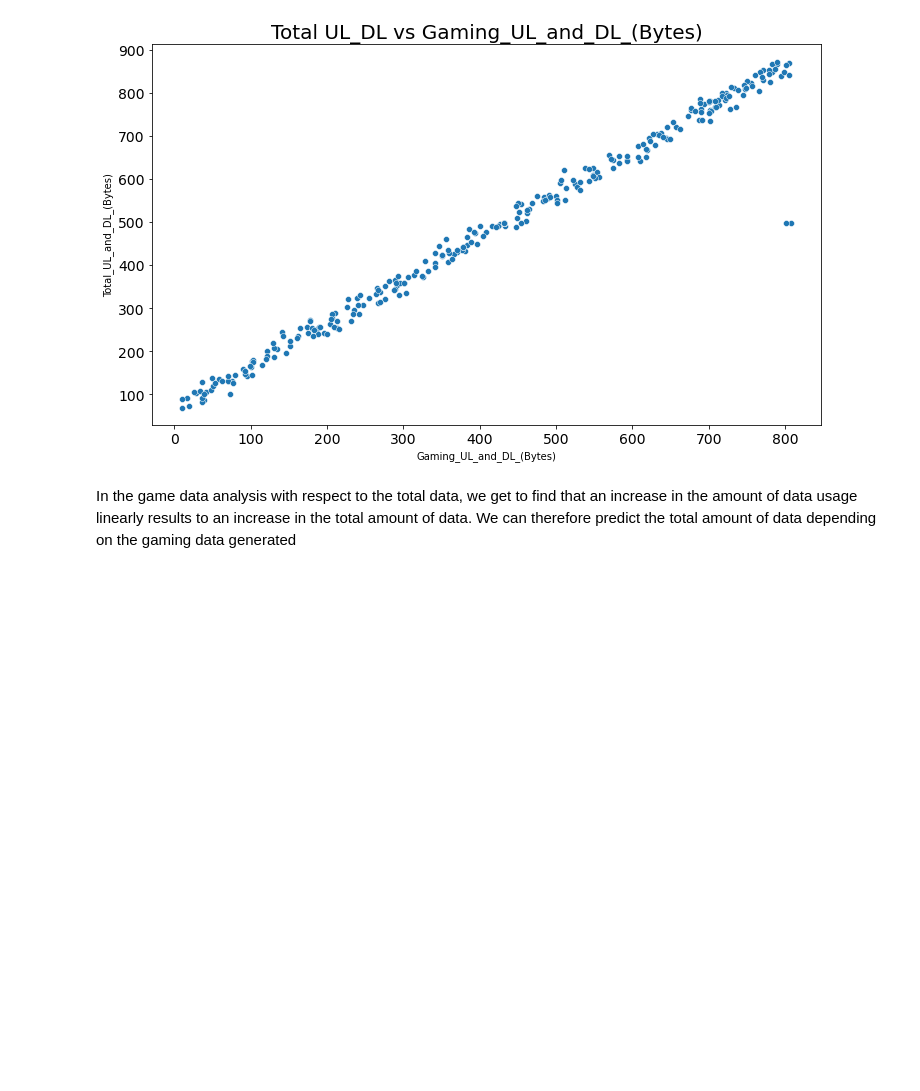
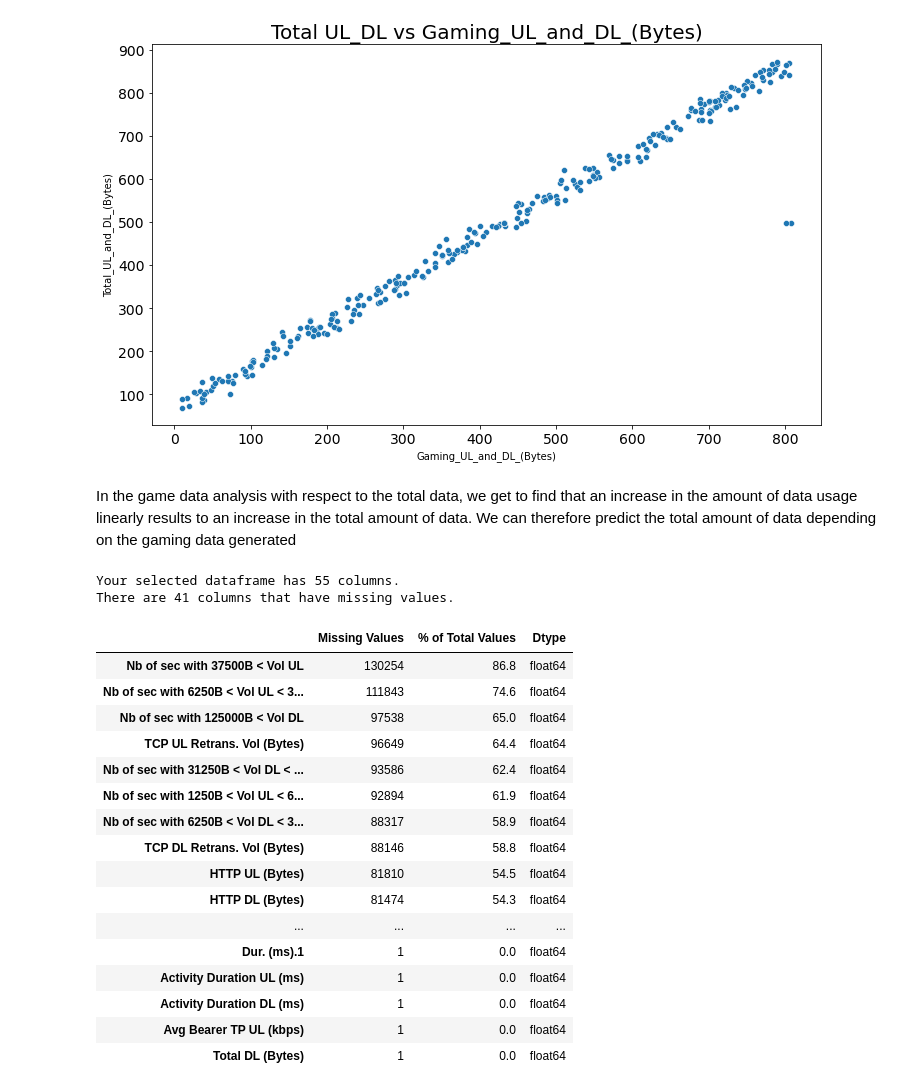
Before and after one commit to ProgrammingOperative/User-Analytics-In-Telecommunication-Industry, a Jupyter notebook: notebooks/User Analytics In Telecommunication Industry.ipynb, the cells around one changed output. Drawn from its saved outputs; the diff is of its cells as text; code cells hidden in the pictures; blank space fills up the shorter version.

```diff
--- a/notebooks/User Analytics In Telecommunication Industry.ipynb
+++ b/notebooks/User Analytics In Telecommunication Industry.ipynb
@@ -567,3 +600,67 @@ sample_data_for_correlation = user_overview_data[correlated_columns]
 pd.set_option('display.float_format', lambda x: '%.3f' % x)
 correlated = sample_data_for_correlation.corr()
 correlated
+# %%
+
+
+import pandas as pd
+
+
+class Overview:
+    def __init__(self, df) -> None:
+        self.df = df
+
+    # Function to calculate missing values by column
+    def missing_values_table(self):
+        # Total missing values
+        mis_val = self.df.isnull().sum()
+
+        # Percentage of missing values in each column with respect to the total number
+        # of rows
+        mis_val_percent = 100 * self.df.isnull().sum() / len(self.df)
+
+        # dtype of missing values
+        mis_val_dtype = self.df.dtypes
+
+        # Make a table with the results
+        mis_val_table = pd.concat([mis_val, mis_val_percent, mis_val_dtype], axis=1)
+
+        # Rename the columns
+        mis_val_table_ren_columns = mis_val_table.rename(
+        columns = {0 : 'Missing Values', 1 : '% of Total Values', 2: 'Dtype'})
+
+        # Sort the table by percentage of missing descending
+        mis_val_table_ren_columns = mis_val_table_ren_columns[
+            mis_val_table_ren_columns.iloc[:,1] != 0].sort_values(
+        by='% of Total Values', ascending=False).round(1)
+
+        # Print some summary information
+        print ("Your selected dataframe has " + str(self.df.shape[1]) + " columns.\n"
+            "There are " + str(mis_val_table_ren_columns.shape[0]) +
+            " columns that have missing values.")
+
+        # Return the dataframe with missing information
+        return mis_val_table_ren_columns
+# %%
+ex = Overview(user_data)
+ex.missing_values_table()
+# %% [output]
+Your selected dataframe has 55 columns.
+There are 41 columns that have missing values.
+|  | Missing Values | % of Total Values | Dtype |
+| Nb of sec with 37500B < Vol UL | 130254 | 86.8 | float64 |
+| Nb of sec with 6250B < Vol UL < 3... | 111843 | 74.6 | float64 |
+| Nb of sec with 125000B < Vol DL | 97538 | 65.0 | float64 |
+| TCP UL Retrans. Vol (Bytes) | 96649 | 64.4 | float64 |
+| Nb of sec with 31250B < Vol DL < ... | 93586 | 62.4 | float64 |
+| Nb of sec with 1250B < Vol UL < 6... | 92894 | 61.9 | float64 |
+| Nb of sec with 6250B < Vol DL < 3... | 88317 | 58.9 | float64 |
+| TCP DL Retrans. Vol (Bytes) | 88146 | 58.8 | float64 |
+| HTTP UL (Bytes) | 81810 | 54.5 | float64 |
+| HTTP DL (Bytes) | 81474 | 54.3 | float64 |
+| ... | ... | ... | ... |
+| Dur. (ms).1 | 1 | 0.0 | float64 |
+| Activity Duration UL (ms) | 1 | 0.0 | float64 |
+| Activity Duration DL (ms) | 1 | 0.0 | float64 |
+| Avg Bearer TP UL (kbps) | 1 | 0.0 | float64 |
+| Total DL (Bytes) | 1 | 0.0 | float64 |
```
Also changed, not shown: parts of 5 cells of this notebook, 4 other files.
